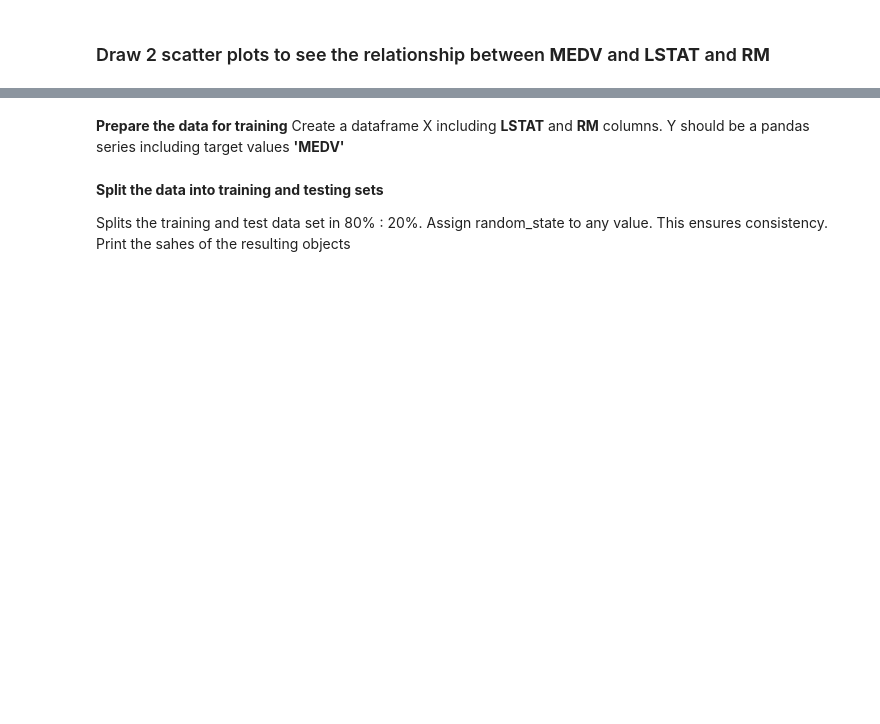
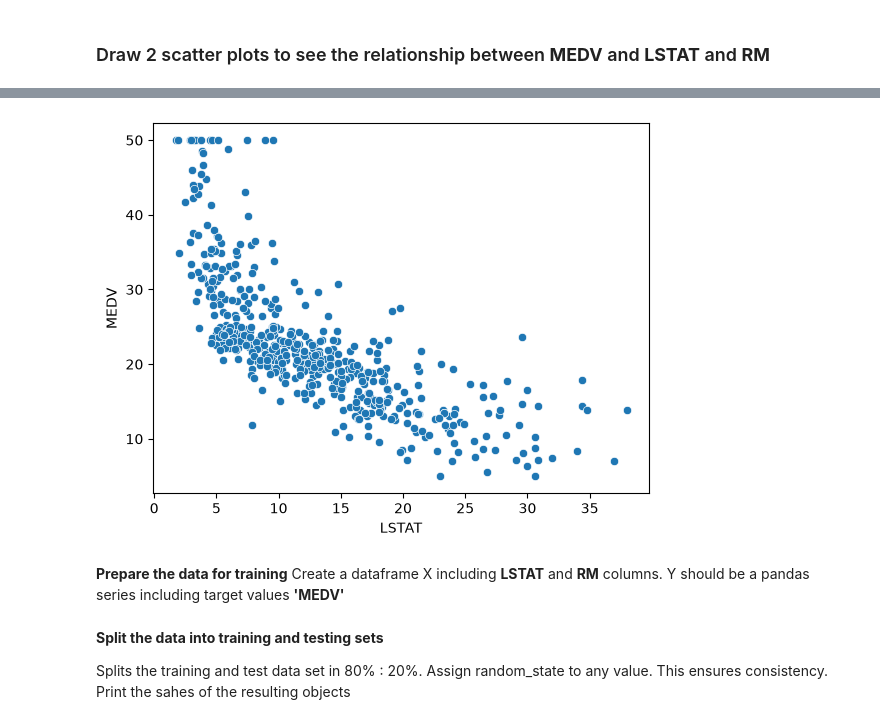
Before and after one commit to GeraFabiKu/2026-10-BILBAO-FT-Data-Science, a Jupyter notebook: 3-Machine_Learning/1-Supervisado/1-Regression/2-Polynomial_Regression/ejercicios/3 Polynomial_Regression.ipynb, the cells around one changed output, grey strips where cells are left out. Cells and saved outputs as stored; diff of their text form; code cells hidden in the pictures; blank space fills up the shorter version.

```diff
--- a/3-Machine_Learning/1-Supervisado/1-Regression/2-Polynomial_Regression/ejercicios/3 Polynomial_Regression.ipynb
+++ b/3-Machine_Learning/1-Supervisado/1-Regression/2-Polynomial_Regression/ejercicios/3 Polynomial_Regression.ipynb
@@ -55,3 +114,7 @@ Analyze the correlation matrix. Plot a heatmap
+# %%
+sns.scatterplot(x=df['LSTAT'], y=df['MEDV']);
+# %% [output]
+[figure, added]
 # %% [markdown]
 **Prepare the data for training**
 Create a dataframe X including **LSTAT** and **RM** columns.
```
Also changed, not shown: parts of 30 cells of this notebook, 18 other files.
